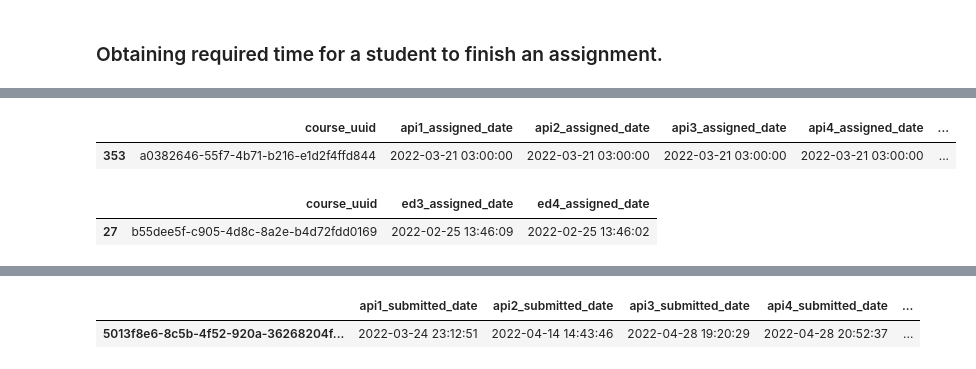
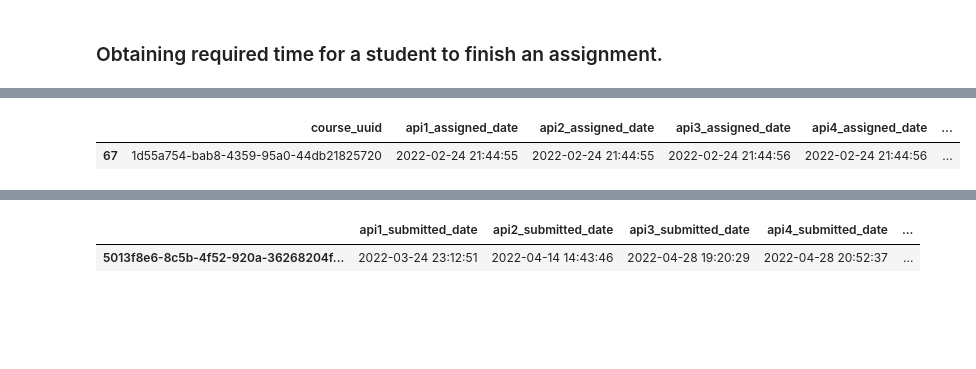
Before and after one commit to bautidea/course_approve_detection, a Jupyter notebook: notebok.ipynb, the cells around one changed output, grey strips where cells are left out. Saved outputs shown, nothing was run; the diff lists cells and outputs as text; code cells hidden in the pictures; blank space fills up the shorter version.

Commit message:
Updated submit_time logic using 'ass_created_at'

```diff
--- a/notebok.ipynb
+++ b/notebok.ipynb
@@ -531,24 +524,10 @@ ass_unlock_df.sample()
 # %%
 # First obtaining when each assignment is unlocked for each course.
-ass_unlock_df = student_df.groupby(['course_uuid', 'assigned_ass', 'ass_unlock_at']).size().reset_index()
+ass_unlock_df = student_df.groupby(['course_uuid', 'assigned_ass'])['ass_created_at'].first().reset_index()
 ass_unlock_df['assigned_ass'] = ass_unlock_df['assigned_ass'] + '_assigned_date'
-ass_unlock_df = ass_unlock_df.pivot(index='course_uuid', columns='assigned_ass', values='ass_unlock_at').reset_index().rename_axis(None,axis=1)
+ass_unlock_df = ass_unlock_df.pivot(index='course_uuid', columns='assigned_ass', values='ass_created_at').reset_index().rename_axis(None,axis=1)
 
 ass_unlock_df.sample()
 # %% [output]
 |  | course_uuid | api1_assigned_date | api2_assigned_date | api3_assigned_date | api4_assigned_date | ... |
-| 353 | a0382646-55f7-4b71-b216-e1d2f4ffd844 | 2022-03-21 03:00:00 | 2022-03-21 03:00:00 | 2022-03-21 03:00:00 | 2022-03-21 03:00:00 | ... |
+| 67 | 1d55a754-bab8-4359-95a0-44db21825720 | 2022-02-24 21:44:55 | 2022-02-24 21:44:55 | 2022-02-24 21:44:56 | 2022-02-24 21:44:56 | ... |
-# %%
-# Since for ed3 and ed4 all values in 'ass_unlock_at' are nulls, im going to impute them using the column 'ass_created_at'
-ass_unlock_ed_df = student_df.groupby(['course_uuid', 'assigned_ass', 'ass_created_at']).size().reset_index()
-
-mask_ed3 = ass_unlock_ed_df['assigned_ass'] == 'ed3'
-mask_ed4 = ass_unlock_ed_df['assigned_ass'] == 'ed4'
-ass_unlock_ed_df = ass_unlock_ed_df[mask_ed3 | mask_ed4]
-ass_unlock_ed_df['assigned_ass'] = ass_unlock_ed_df['assigned_ass'] + '_assigned_date'
-
-ass_unlock_ed_df = ass_unlock_ed_df.pivot(index='course_uuid', columns='assigned_ass', values='ass_created_at').reset_index().rename_axis(None,axis=1)
-ass_unlock_ed_df.sample()
-# %% [output]
-|  | course_uuid | ed3_assigned_date | ed4_assigned_date |
-| 27 | b55dee5f-c905-4d8c-8a2e-b4d72fdd0169 | 2022-02-25 13:46:09 | 2022-02-25 13:46:02 |
```
Also changed, not shown: parts of 2 cells of this notebook.
